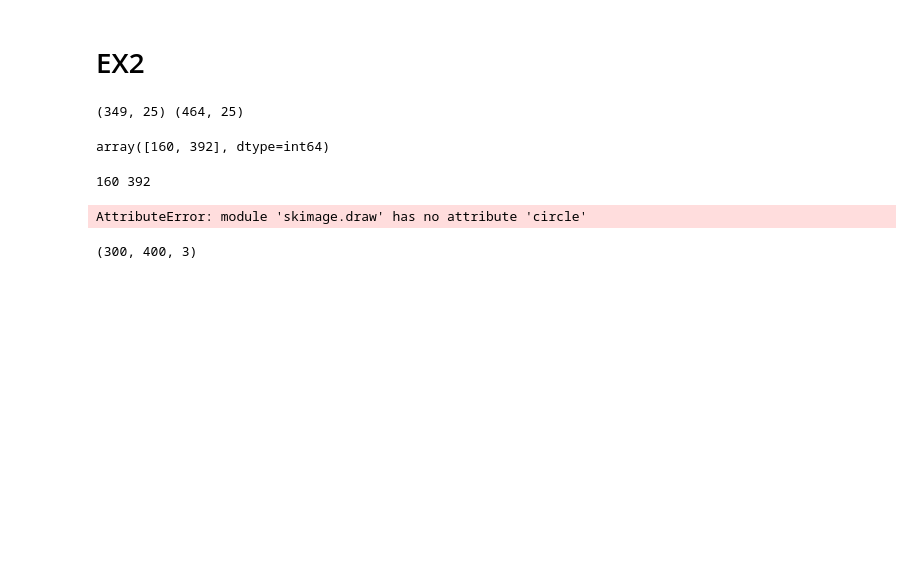
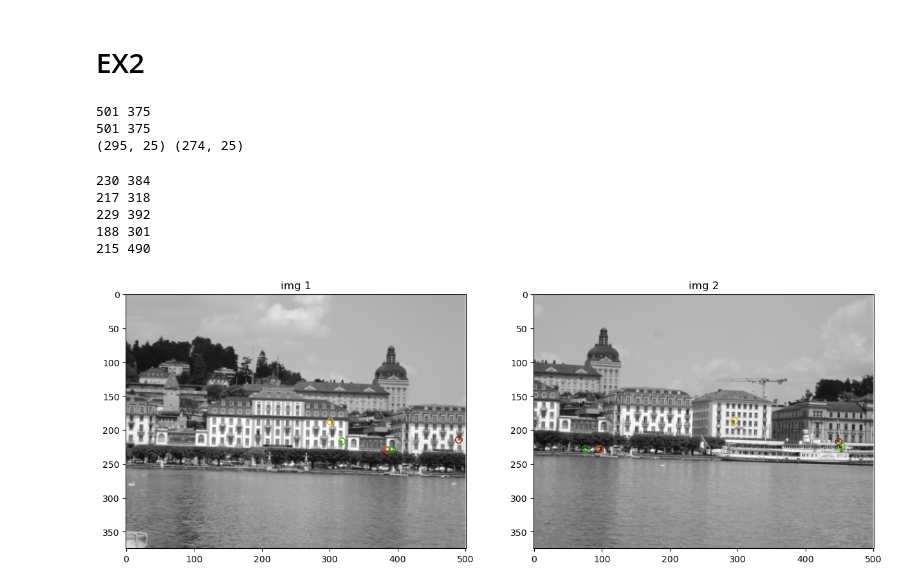
Before and after one commit to islemkobbi/M2-ISI, a Jupyter notebook: TSI/TP1 image/TP_V2.ipynb, the cells around one changed output. Saved outputs shown, nothing was run; the diff lists cells and outputs as text; code cells hidden in the pictures; blank space fills up the shorter version.

```diff
--- a/TSI/TP1 image/TP_V2.ipynb
+++ b/TSI/TP1 image/TP_V2.ipynb
@@ -307,23 +326,27 @@ def vect_int(img_gray, corner_response, blocSize=5):
 # %%
-filename1 = "Docs - Primitives-20230926\pics\M1.JPG"
-filename2 = "Docs - Primitives-20230926\pics\M2.JPG"
+filename1 = "Docs - Primitives-20230926\pics\P1.JPG"
+filename2 = "Docs - Primitives-20230926\pics\P2.JPG"
 
 img1_gray = ski.color.rgb2gray(ski.io.imread(filename1))
 img2_gray = ski.color.rgb2gray(ski.io.imread(filename2))
 
-corner_response_1 = fast_corner_detector(img1_gray, threshold=0.15)
-corner_response_2 = fast_corner_detector(img2_gray, threshold=0.15)
+# corner_response_1 = fast_corner_detector(img1_gray, threshold=0.15)
+# corner_response_2 = fast_corner_detector(img2_gray, threshold=0.15)
+
+_, corner_response_1 = harris_detector(img1_gray, k=0.04,gauss = True)
+_, corner_response_2 = harris_detector(img2_gray, k=0.04,gauss = True)
 
 corner_response_rlm_1 = RLM(corner_response_1)
 corner_response_rlm_2 = RLM(corner_response_2)
 
-
-V1,cor1 = vect_int(img_gray, corner_response_rlm_1)
-V2,cor2 = vect_int(img_gray, corner_response_rlm_2)
+V1,cor1 = vect_int(img1_gray, corner_response_rlm_1)
+V2,cor2 = vect_int(img2_gray, corner_response_rlm_2)
 
 print(V1.shape, V2.shape)
 # %% [output]
-(349, 25) (464, 25)
+501 375
+501 375
+(295, 25) (274, 25)
 # %%
 def match(V1,V2) :
     x,y = len(V1), len(V2)
@@ -362,47 +385,44 @@ pv1,pv2 = get_maxs(V1, V2, 5)
 
 P1 = cor1[pv1]
 P2 = cor2[pv2]
-# %%
-P1[0]
-# %% [output]
-array([160, 392], dtype=int64)
 # %%
 img1 = ski.color.gray2rgb(img1_gray)
 img2 = ski.color.gray2rgb(img2_gray)
 
 
 for i in range(len(P1)) :
 
-    r = random.randint(100,255)
-    g = random.randint(100,255)
+    r = random.random()
+    g = random.random()
     b = 0
 
     print(P1[i,0],P1[i,1])
-    # img1[P1[i,0],P1[i,1]] = [r,g,b]
-    # img2[P2[i,0],P2[i,1]] = [r,g,b]
 
-    rr, cc = draw.circle(P1[i,0],P1[i,1], radius=5, shape=img1.shape)
-    img1[rr, cc] = (r,g,b)
+    rr1, cc1, _ = draw.circle_perimeter_aa(P1[i,0],P1[i,1], radius=5, shape=img1.shape)
+    img1[rr1, cc1] = (r,g,0)
+
+    rr2, cc2, _ = draw.circle_perimeter_aa(P2[i,0],P2[i,1], radius=5, shape=img2.shape)
+    img2[rr2, cc2] = [r,g,0]
 
 
 
 # Display the corners on the original image
 plt.figure(figsize=(15, 10))
 
 plt.subplot(1,2,1)
 plt.imshow(img1)
 plt.title("img 1")
 
 # CV2
 plt.subplot(1,2,2)
 plt.imshow(img2)
 plt.title("img 2")
 
 plt.show()
 # %% [output]
-160 392
+230 384
+217 318
+229 392
+188 301
+215 490
-AttributeError: module 'skimage.draw' has no attribute 'circle'
+[figure, added]
-# %%
-img1.shape
-# %% [output]
-(300, 400, 3)
```
Also changed, not shown: parts of 2 cells of this notebook, 1 other file.
